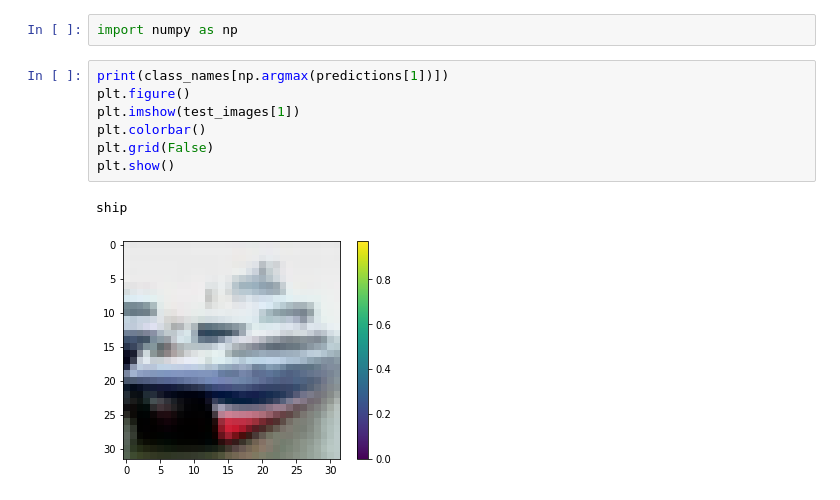
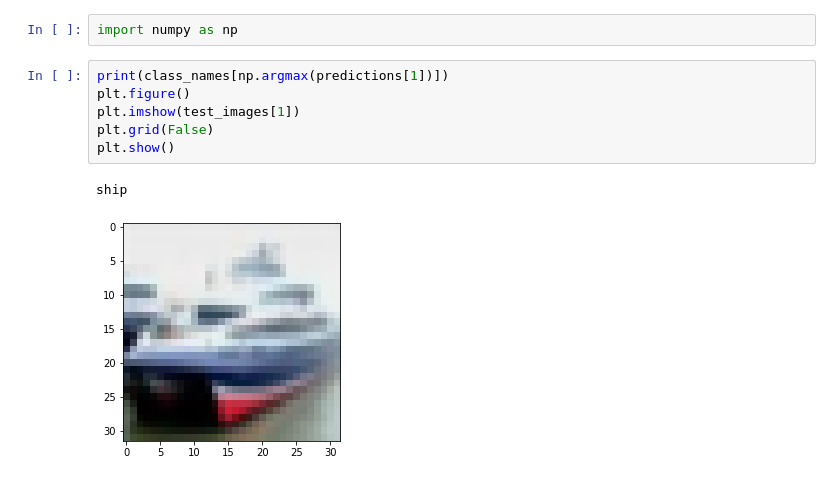
Before and after one commit to RakshayGO/basic-ML-models, a Jupyter notebook: CNN_cifar_10.ipynb, the cells around one changed output. Saved outputs shown, nothing was run; the diff lists cells and outputs as text.

```diff
--- a/CNN_cifar_10.ipynb
+++ b/CNN_cifar_10.ipynb
@@ -186,10 +186,9 @@ import numpy as np
 # %%
 print(class_names[np.argmax(predictions[1])])
 plt.figure()
 plt.imshow(test_images[1])
-plt.colorbar()
 plt.grid(False)
 plt.show()
 # %% [output]
 ship
-[figure, old version]
+[figure, new version]
```
Also changed, not shown: parts of 2 cells of this notebook.
